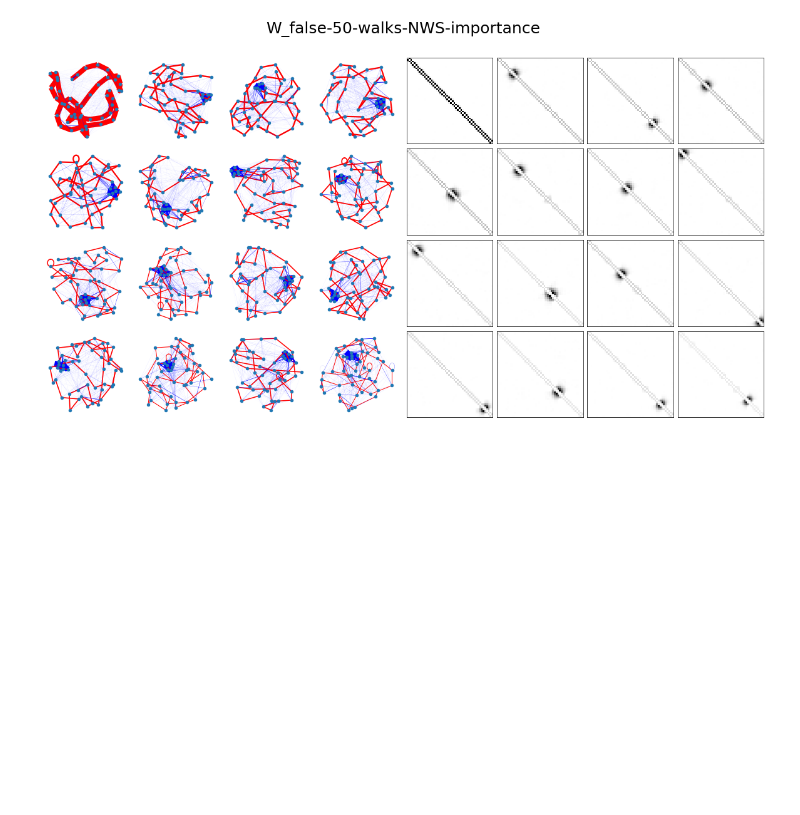
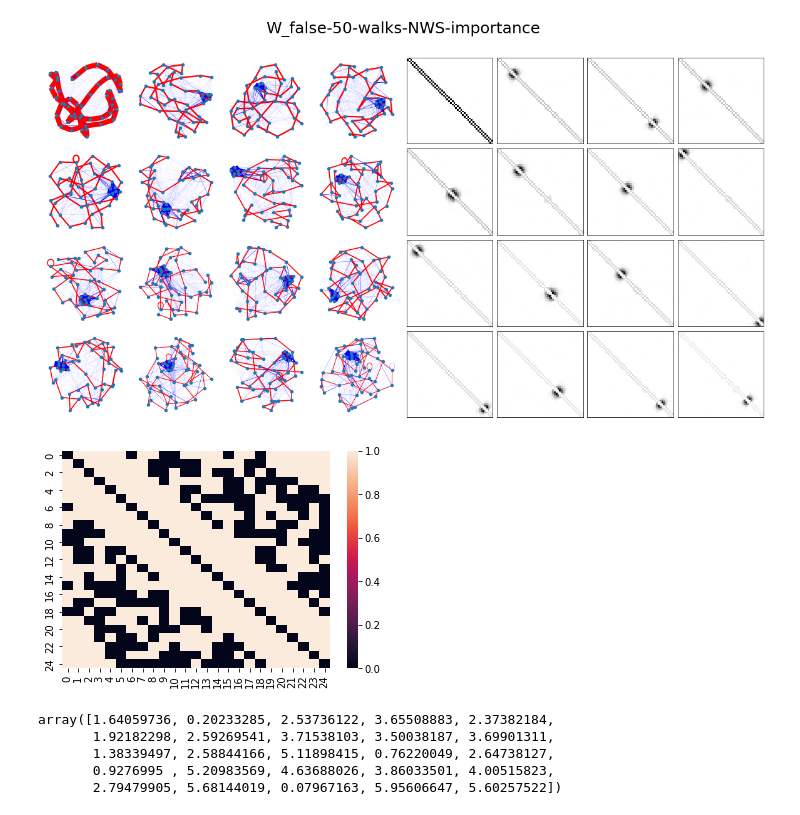
Before and after one commit to BryaneX455/reu2022, a Jupyter notebook: Kuramoto Model/Final Notebook.ipynb, the cells around one changed output. Saved outputs shown, nothing was run; the diff lists cells and outputs as text; code cells hidden in the pictures; blank space fills up the shorter version.

```diff
--- a/Kuramoto Model/Final Notebook.ipynb
+++ b/Kuramoto Model/Final Notebook.ipynb
@@ -173,0 +201,17 @@ display_dict_and_graph(title='W_false-{}-walks-{}-importance'.format(k, ntwk_non
+# %%
+G = nx.newman_watts_strogatz_graph(25, 10, 0.67)
+adj = nx.to_numpy_array(G)
+sim = model.run(adj)
+# %%
+sns.heatmap(adj);
+# %% [output]
+[figure, added]
+# %%
+dynamics = sim.T[0]
+dynamics
+# %% [output]
+array([1.64059736, 0.20233285, 2.53736122, 3.65508883, 2.37382184,
+       1.92182298, 2.59269541, 3.71538103, 3.50038187, 3.69901311,
+       1.38339497, 2.58844166, 5.11898415, 0.76220049, 2.64738127,
+       0.9276995 , 5.20983569, 4.63688026, 3.86033501, 4.00515823,
+       2.79479905, 5.68144019, 0.07967163, 5.95606647, 5.60257522])
```
Also changed, not shown: parts of 33 cells of this notebook, 10 other files.
